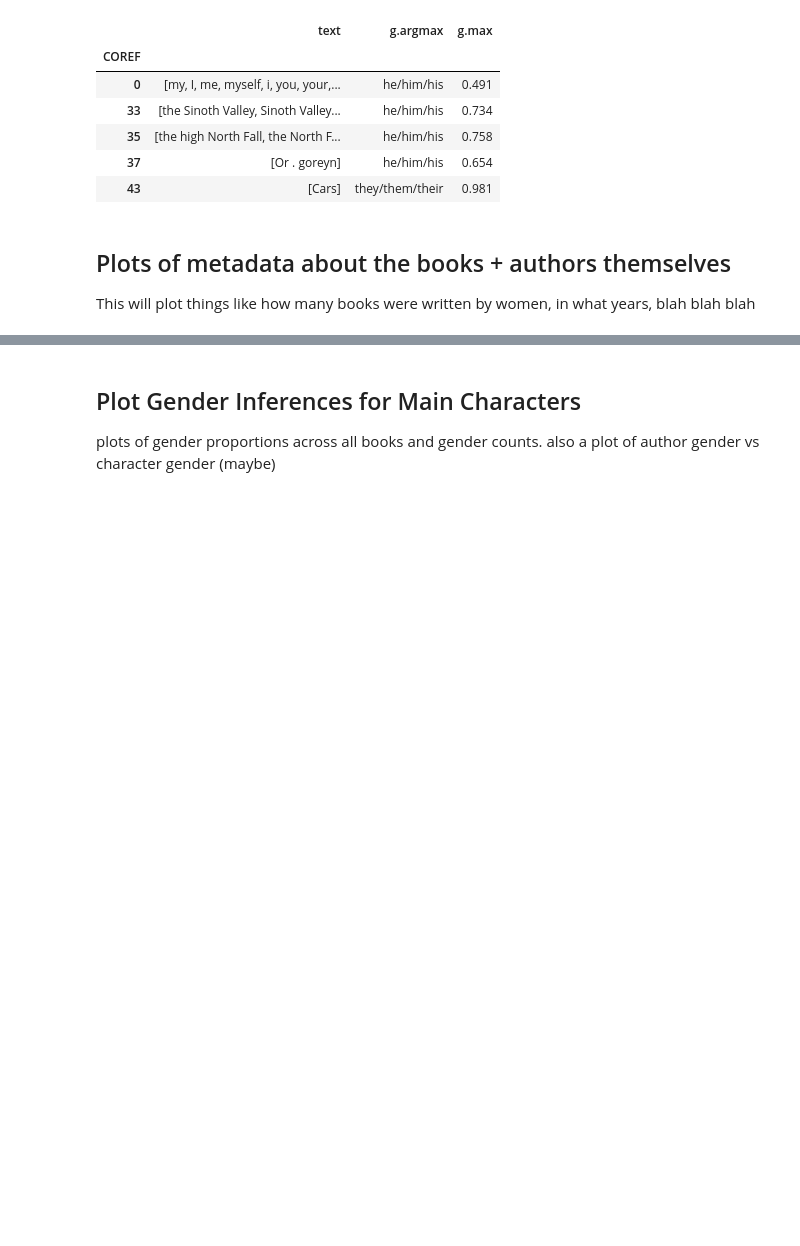
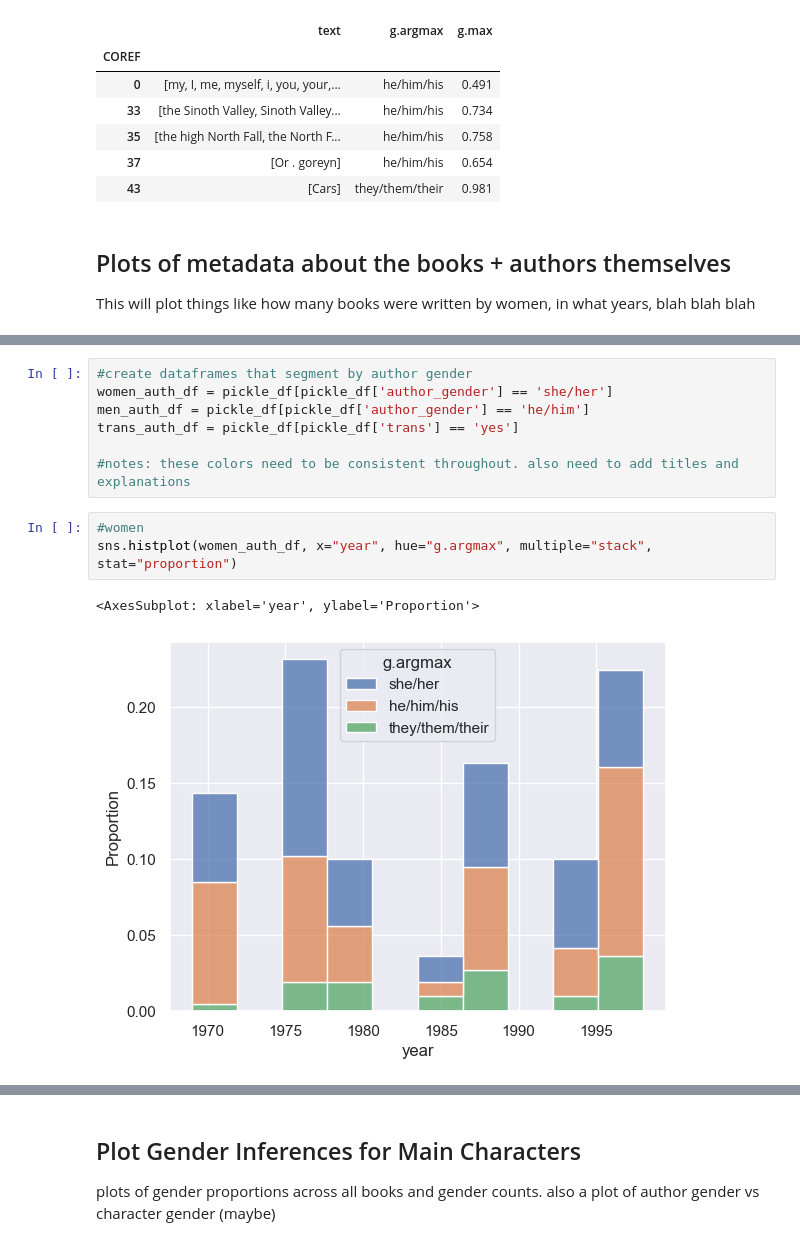
Before and after one commit to danieljohnevans/2022Fall_projects, a Jupyter notebook: data_pipeline.ipynb, the cells around one changed output, grey strips where cells are left out. Saved outputs shown, nothing was run; the diff lists cells and outputs as text; blank space fills up the shorter version.

```diff
--- a/data_pipeline.ipynb
+++ b/data_pipeline.ipynb
@@ -60,0 +68,13 @@ This will plot things like how many books were written by women, in what years,
+# %%
+#create dataframes that segment by author gender
+women_auth_df = pickle_df[pickle_df['author_gender'] == 'she/her']
+men_auth_df = pickle_df[pickle_df['author_gender'] == 'he/him']
+trans_auth_df = pickle_df[pickle_df['trans'] == 'yes']
+
+#notes: these colors need to be consistent throughout. also need to add titles and explanations
+# %%
+#women
+sns.histplot(women_auth_df, x="year", hue="g.argmax", multiple="stack", stat="proportion")
+# %% [output]
+<AxesSubplot: xlabel='year', ylabel='Proportion'>
+[figure, added]
```
Also changed, not shown: parts of 8 cells of this notebook, 5 other files.
